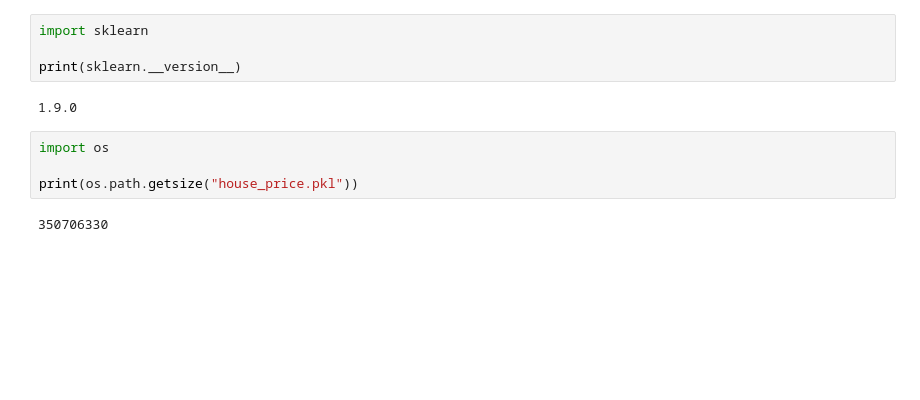
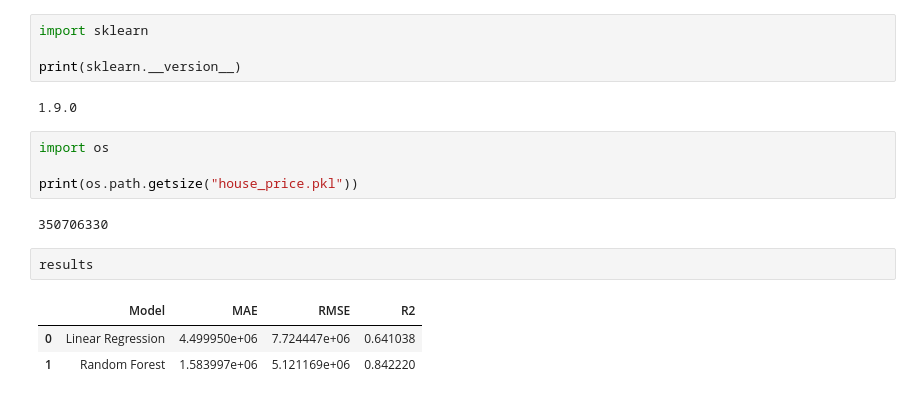
Before and after one commit to Ibrahimhassanelsharkawi/ITI.Project_Tasks, a Jupyter notebook: notebooks/data/house_price_model.ipynb, the cells around one changed output. Saved outputs shown, nothing was run; the diff lists cells and outputs as text; blank space fills up the shorter version.

```diff
--- a/notebooks/data/house_price_model.ipynb
+++ b/notebooks/data/house_price_model.ipynb
@@ -1110,3 +1122,9 @@ import os
 print(os.path.getsize("house_price.pkl"))
 # %% [output]
 350706330
+# %%
+results
+# %% [output]
+|  | Model | MAE | RMSE | R2 |
+| 0 | Linear Regression | 4.499950e+06 | 7.724447e+06 | 0.641038 |
+| 1 | Random Forest | 1.583997e+06 | 5.121169e+06 | 0.842220 |
```
Also changed, not shown: parts of 11 cells of this notebook, 1 other file.
